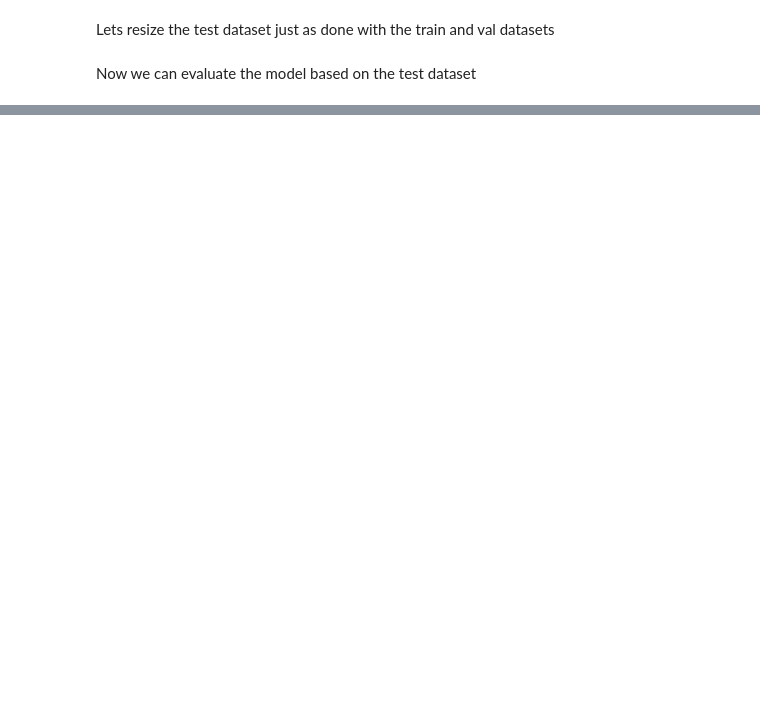
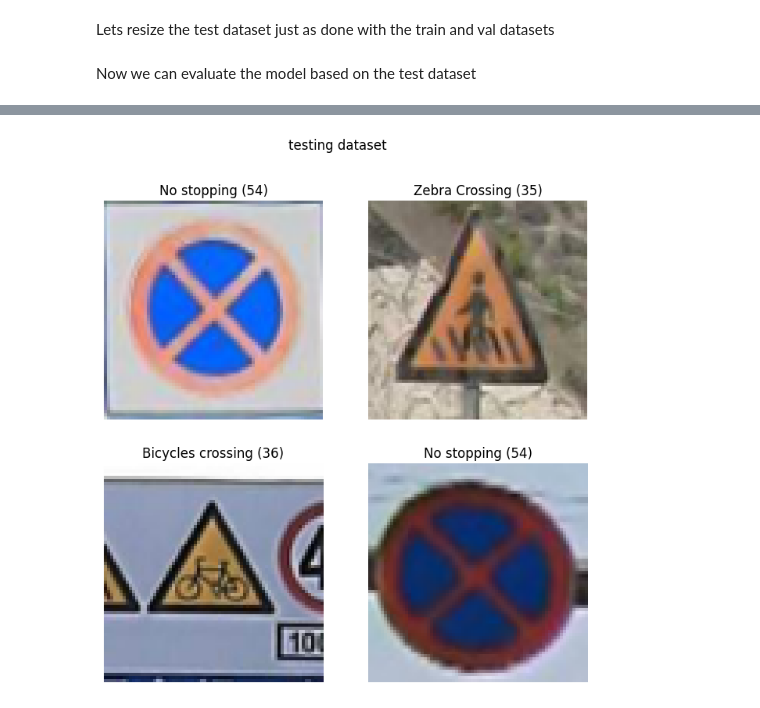
Before and after one commit to Thomas-Molen/FHICT-S7-AI, a Jupyter notebook: TrafficSignTransferredRecognition/TrafficSigns.ipynb, the cells around one changed output, grey strips where cells are left out. Drawn from its saved outputs; the diff is of its cells as text; code cells hidden in the pictures; blank space fills up the shorter version.

```diff
--- a/TrafficSignTransferredRecognition/TrafficSigns.ipynb
+++ b/TrafficSignTransferredRecognition/TrafficSigns.ipynb
@@ -311,0 +368,12 @@ This image most likely belongs to Unknown4 with a 94.28 percent confidence.
+# %%
+plt.figure(figsize=(8, 8))
+plt.suptitle("testing dataset")
+
+for images, labels in test_dataset.take(1):
+    for i in range(4):
+        ax = plt.subplot(2, 2, i + 1)
+        plt.imshow(images[i].numpy().astype("uint8"))
+        plt.title(f'{relabel(labels[i])} ({labels[i].numpy()})')
+        plt.axis("off")
+# %% [output]
+[figure, added]
```
Also changed, not shown: parts of 37 cells of this notebook.
